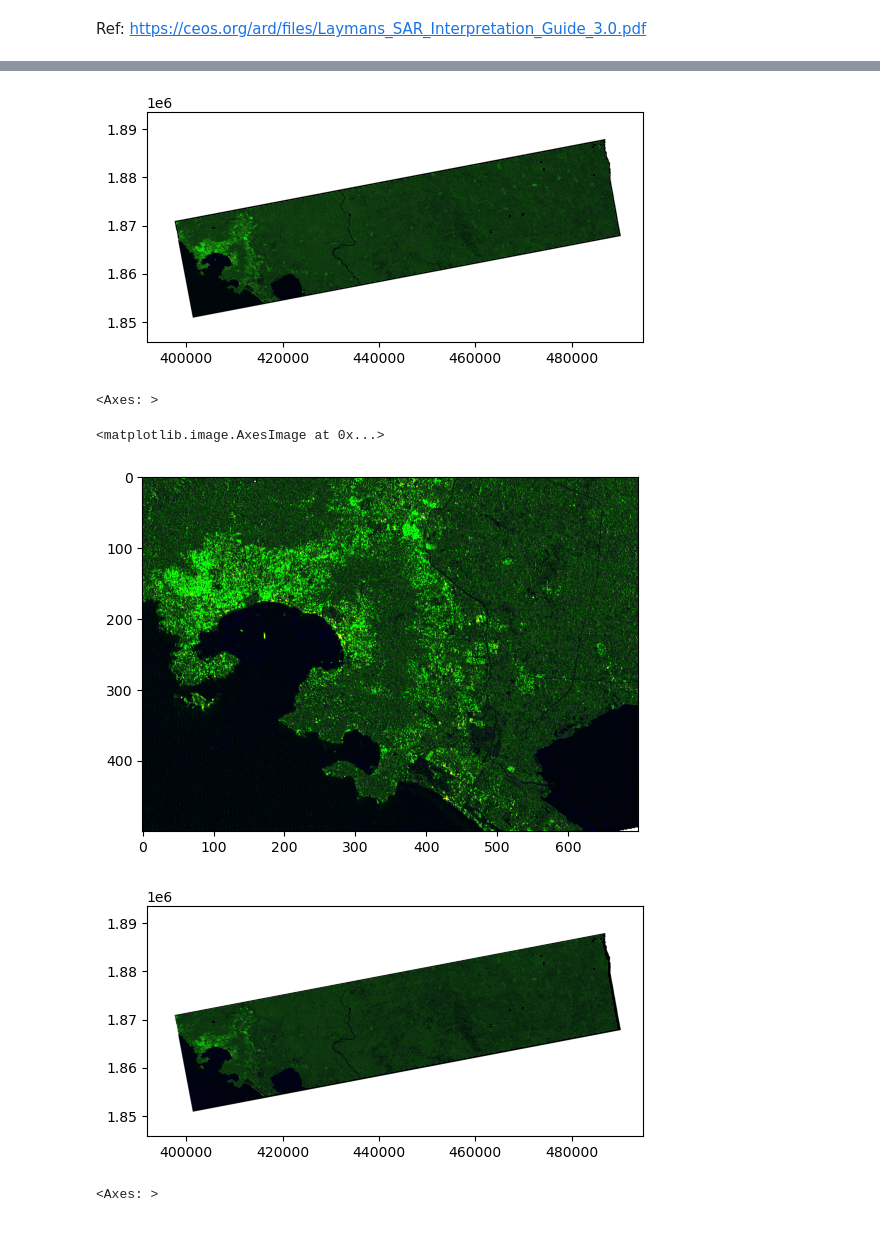
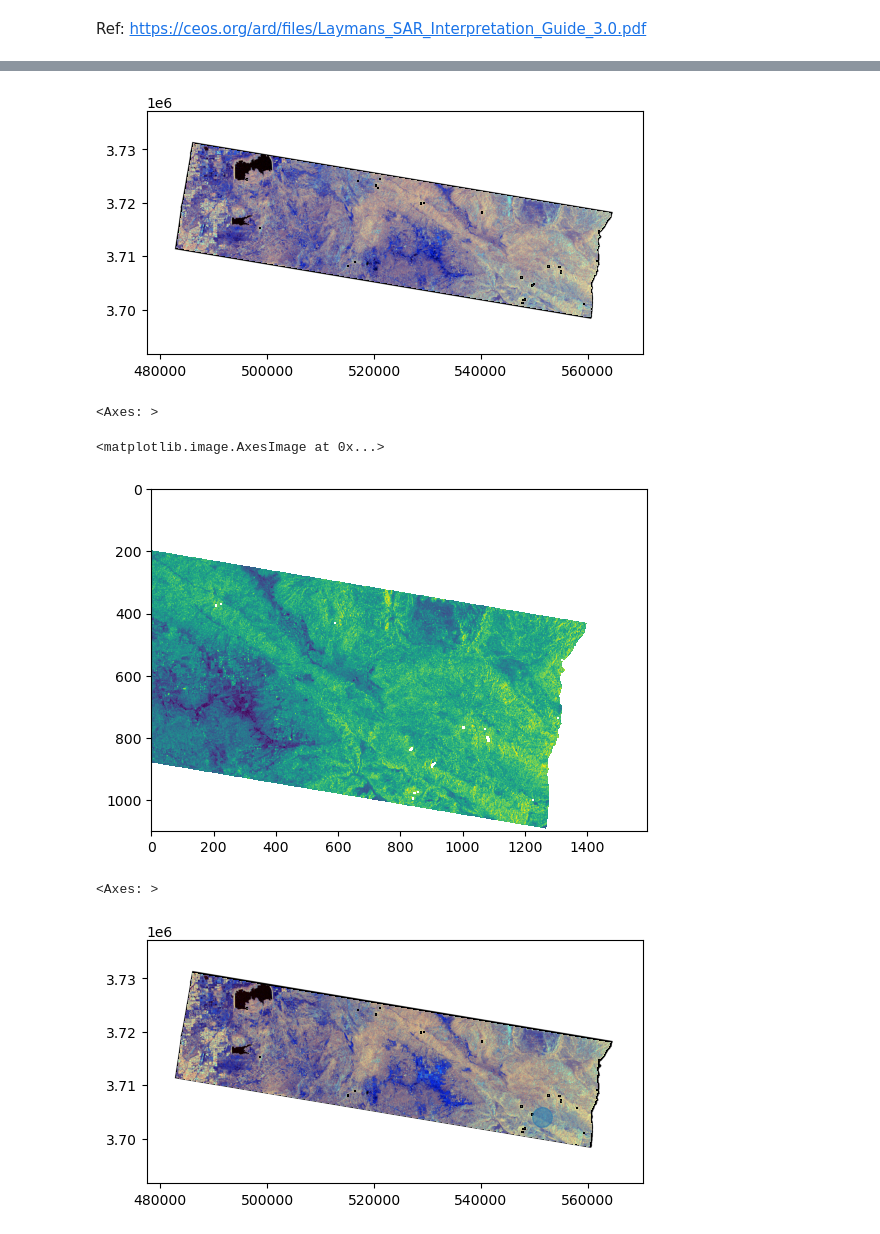
Before and after one commit to OPERA-Cal-Val/OPERA-RTC-S1-NB, a Jupyter notebook: 1_inspect.ipynb, the cells around one changed output, grey strips where cells are left out. Saved outputs shown, nothing was run; the diff lists cells and outputs as text; code cells hidden in the pictures.

```diff
--- a/1_inspect.ipynb
+++ b/1_inspect.ipynb
@@ -20,5 +22,6 @@ df.head()
 # %%
-track_number = 78 # 41 or 78
+track_number = 173 # 64 # 41 or 78
 
 df_by_track = df[df.track_number == track_number].reset_index(drop=True)
-df_by_track = df_by_track.sort_values(by='opera_id')
+df_by_track = df_by_track.sort_values(by='opera_id').reset_index(drop=True)
+df_by_track
@@ -25,17 +44,32 @@ df_by_track = df_by_track.sort_values(by='opera_id')
+# %%
+def normalize_band(band_image, min_percentile=2, max_percentile=98):
+    # Source: https://github.com/opera-adt/RTC/blob/70d42164a5ebff07165f551c619b3e3da2a5e51d/src/rtc/rtc_s1_single_job.py#L269C1-L298C1
+    vmin = np.nanpercentile(band_image, min_percentile)
+    vmax = np.nanpercentile(band_image, max_percentile)
+
+    band_out = band_image.copy()
+    ind_lower = band_image < vmin
+    valid_data_ind = band_image > vmin
+    normalize_ratio = (band_out[valid_data_ind] - vmin) / (vmax - vmin)
+    band_out[valid_data_ind] = np.sqrt(normalize_ratio)
+    band_out[ind_lower] = 0
+    band_out = np.clip(band_out, 0, 1)
+    return band_out
 # %%
 def open_one(path):
+    print(path)
     with rasterio.open(path) as ds:
         p = ds.profile
         X = ds.read(1)
-    m = 0 # np.nanpercentile(X, 1)
-    M = 1 # np.nanpercentile(X, 99)
-    X = np.clip(X, m, M)
+    X = normalize_band(X)
     return X, p
 
 arrays_vv, profiles_vv = zip(*list(map(open_one, df_by_track[df_by_track.polarization == 'VV'].local_path)))
 arrays_vh, profiles_vh = zip(*list(map(open_one, df_by_track[df_by_track.polarization == 'VH'].local_path)))
 
 factor = 5
-arrays_ra = [np.clip(vh / vv, 1./factor, factor) / factor for (vv, vh) in zip(arrays_vv, arrays_vh)]
+arrays_ra = [normalize_band(vv / (vh + 1e-7)) for (vv, vh) in zip(arrays_vv, arrays_vh)]
+
+
 
 mask = np.isnan(arrays_vh[0])
@@ -44,30 +98,36 @@ Ref: https://ceos.org/ard/files/Laymans_SAR_Interpretation_Guide_3.0.pdf
 # %%
 ind = 0
 
-rgb = np.stack([arrays_vh[ind],
+rgb_0 = np.stack([arrays_vh[ind],
                 arrays_vv[ind],
                 arrays_ra[ind],
                 1-mask], axis=0)
-show(rgb, transform=profiles_vv[0]['transform'])
+show(rgb_0, transform=profiles_vv[0]['transform'])
 # %% [output]
-[figure, old version]
+[figure, new version]
 <Axes: >
 # %%
-sy = np.s_[800:1300]
-sx = np.s_[300:1000]
-plt.imshow(rgb.transpose([1, 2, 0])[sy, sx, :])
+sy = np.s_[200:1300]
+sx = np.s_[1_500:]
+plt.imshow(rgb_0.transpose([1, 2, 0])[sy, sx, 1])
 # %% [output]
 <matplotlib.image.AxesImage at 0x...>
-[figure, old version]
+[figure, new version]
 # %%
 ind = -2
+pt = [-116.4461721, 33.4740632]
 
-rgb = np.stack([arrays_vh[ind],
+fig, ax = plt.subplots()
+
+df_pt = gpd.GeoDataFrame(geometry=[Point(*pt)], crs=CRS.from_epsg(4326)).to_crs(profiles_vh[0]['crs'])
+
+rgb_1 = np.stack([arrays_vh[ind],
                 arrays_vv[ind],
                 arrays_ra[ind],
                 1-mask], axis=0)
-show(rgb, transform=profiles_vv[0]['transform'])
+show(rgb_1, transform=profiles_vv[0]['transform'], ax=ax)
+df_pt.plot(ax=ax, markersize=200, alpha=.5)
 # %% [output]
+<Axes: >
-[figure, old version]
+[figure, new version]
-<Axes: >
 # %%
```
Also changed, not shown: parts of 6 cells of this notebook, 1 other file.
